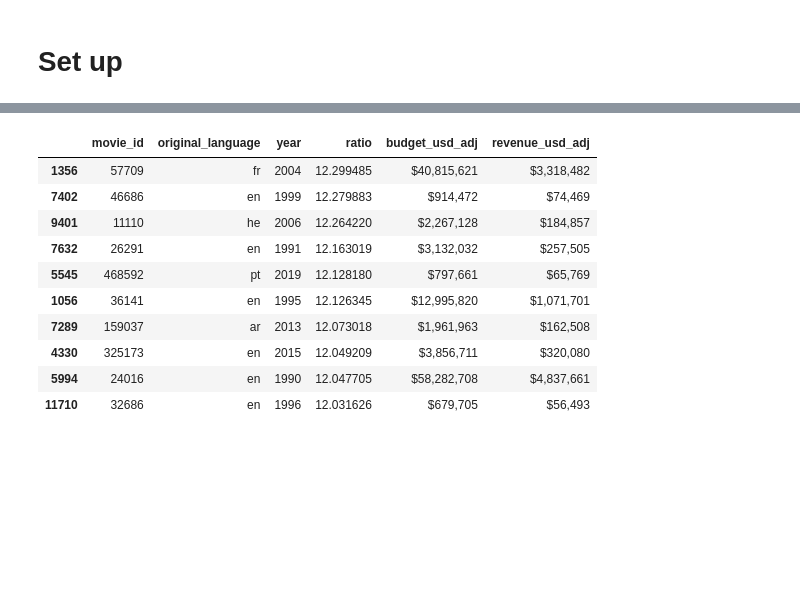
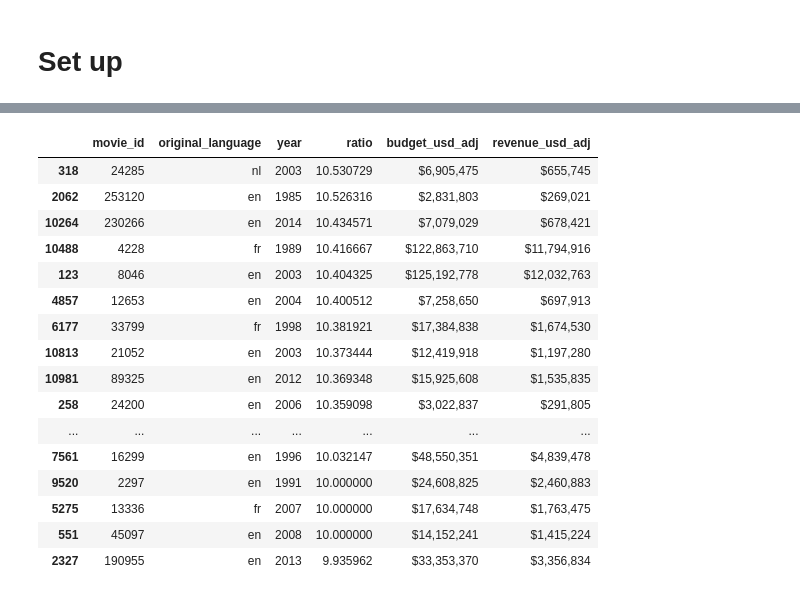
Before and after one commit to ilias1111/box-office-prediction, a Jupyter notebook: code/_eda_3_feature_eng.ipynb, the cells around one changed output, grey strips where cells are left out. Cells and saved outputs as stored; diff of their text form; code cells hidden in the pictures; blank space fills up the shorter version.

```diff
--- a/code/_eda_3_feature_eng.ipynb
+++ b/code/_eda_3_feature_eng.ipynb
@@ -131,19 +131,25 @@ full__regression__none.shape
 # %%
 full__regression__none['ratio'] = full__regression__none['budget_usd_adj'] / full__regression__none['revenue_usd_adj']
 # %%
-display(full__regression__none[~full__regression__none['is_outlier']].sort_values(by='ratio', ascending=False)[['movie_id','original_language','year','ratio', 'budget_usd_adj','revenue_usd_adj']].head(10).style.format({'budget_usd_adj': "${:,.0f}",'revenue_usd_adj': "${:,.0f}"}))
+display(full__regression__none[~full__regression__none['is_outlier']].sort_values(by='ratio', ascending=False)[['movie_id','original_language','year','ratio', 'budget_usd_adj','revenue_usd_adj']].head(30).style.format({'budget_usd_adj': "${:,.0f}",'revenue_usd_adj': "${:,.0f}"}))
 # %% [output]
 |  | movie_id | original_language | year | ratio | budget_usd_adj | revenue_usd_adj |
-| 1356 | 57709 | fr | 2004 | 12.299485 | $40,815,621 | $3,318,482 |
-| 7402 | 46686 | en | 1999 | 12.279883 | $914,472 | $74,469 |
-| 9401 | 11110 | he | 2006 | 12.264220 | $2,267,128 | $184,857 |
-| 7632 | 26291 | en | 1991 | 12.163019 | $3,132,032 | $257,505 |
-| 5545 | 468592 | pt | 2019 | 12.128180 | $797,661 | $65,769 |
-| 1056 | 36141 | en | 1995 | 12.126345 | $12,995,820 | $1,071,701 |
-| 7289 | 159037 | ar | 2013 | 12.073018 | $1,961,963 | $162,508 |
-| 4330 | 325173 | en | 2015 | 12.049209 | $3,856,711 | $320,080 |
-| 5994 | 24016 | en | 1990 | 12.047705 | $58,282,708 | $4,837,661 |
-| 11710 | 32686 | en | 1996 | 12.031626 | $679,705 | $56,493 |
+| 318 | 24285 | nl | 2003 | 10.530729 | $6,905,475 | $655,745 |
+| 2062 | 253120 | en | 1985 | 10.526316 | $2,831,803 | $269,021 |
+| 10264 | 230266 | en | 2014 | 10.434571 | $7,079,029 | $678,421 |
+| 10488 | 4228 | fr | 1989 | 10.416667 | $122,863,710 | $11,794,916 |
+| 123 | 8046 | en | 2003 | 10.404325 | $125,192,778 | $12,032,763 |
+| 4857 | 12653 | en | 2004 | 10.400512 | $7,258,650 | $697,913 |
+| 6177 | 33799 | fr | 1998 | 10.381921 | $17,384,838 | $1,674,530 |
+| 10813 | 21052 | en | 2003 | 10.373444 | $12,419,918 | $1,197,280 |
+| 10981 | 89325 | en | 2012 | 10.369348 | $15,925,608 | $1,535,835 |
+| 258 | 24200 | en | 2006 | 10.359098 | $3,022,837 | $291,805 |
+| ... | ... | ... | ... | ... | ... | ... |
+| 7561 | 16299 | en | 1996 | 10.032147 | $48,550,351 | $4,839,478 |
+| 9520 | 2297 | en | 1991 | 10.000000 | $24,608,825 | $2,460,883 |
+| 5275 | 13336 | fr | 2007 | 10.000000 | $17,634,748 | $1,763,475 |
+| 551 | 45097 | en | 2008 | 10.000000 | $14,152,241 | $1,415,224 |
+| 2327 | 190955 | en | 2013 | 9.935962 | $33,353,370 | $3,356,834 |
 # %%
 display(full__regression__none[~full__regression__none['is_outlier']].sort_values(by='ratio', ascending=True)[['movie_id', 'ratio', 'budget_usd_adj','revenue_usd_adj']].head(10).style.format({'budget_usd_adj': "${:,.0f}",'revenue_usd_adj': "${:,.0f}"}))
 # %% [output]
```
Also changed, not shown: parts of 8 cells of this notebook, 3 other files.
